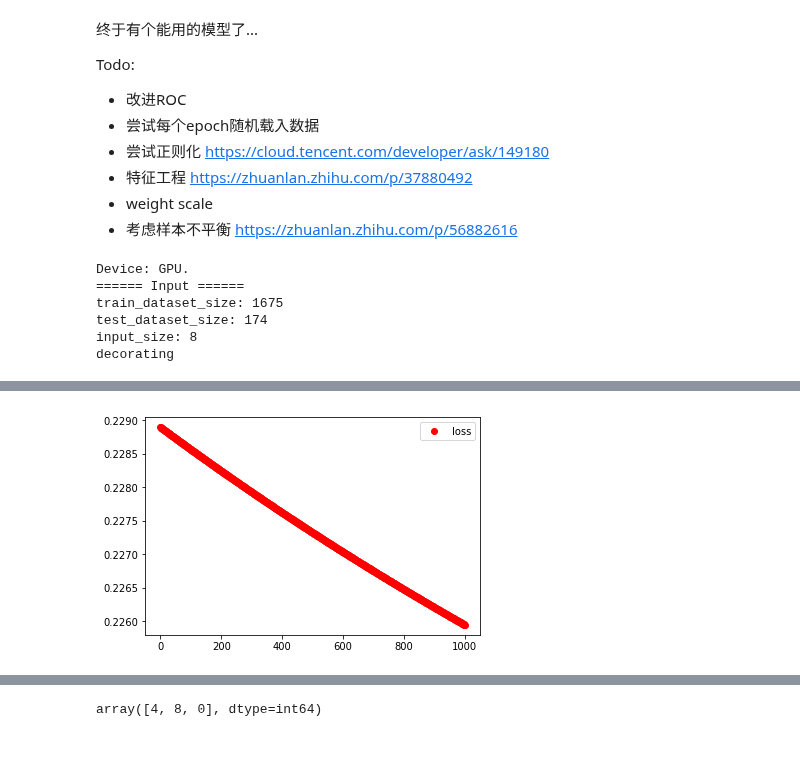
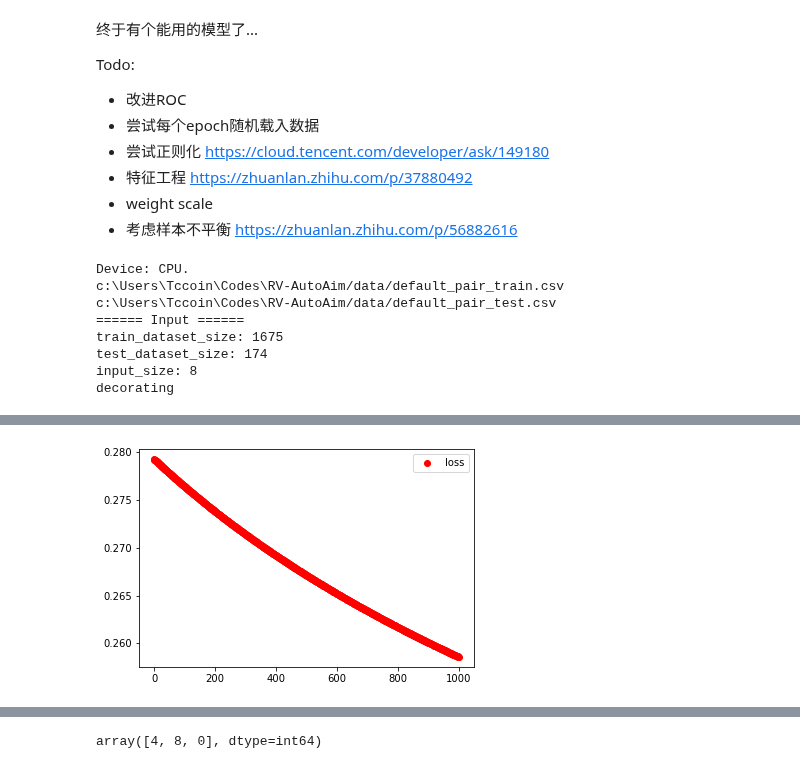
Before and after one commit to RoboVigor/RV-AutoAim, a Jupyter notebook: model/pair-multiclass.ipynb, the cells around one changed output, grey strips where cells are left out. Cells and saved outputs as stored; diff of their text form; code cells hidden in the pictures.

```diff
--- a/model/pair-multiclass.ipynb
+++ b/model/pair-multiclass.ipynb
@@ -48,8 +48,8 @@ def load(filename):
     return x, y, header
 
 config_name = 'default'
-x_train, y_train, header = load(config_name+'_pair_train.csv')
-x_test, y_test, _ = load(config_name+'_pair_test.csv')
+x_train, y_train, header = load('data/'+config_name+'_pair_train.csv')
+x_test, y_test, _ = load('data/'+config_name+'_pair_test.csv')
 
 train_dataset_size = x_train.size(0)
 test_dataset_size = x_test.size(0)
@@ -111,15 +111,17 @@ def train(learning_rate, epoch_num):
     plt.legend()
     plt.show()
 # %% [output]
-Device: GPU.
+Device: CPU.
+c:\Users\Tccoin\Codes\RV-AutoAim/data/default_pair_train.csv
+c:\Users\Tccoin\Codes\RV-AutoAim/data/default_pair_test.csv
 ====== Input ======
 train_dataset_size: 1675
 test_dataset_size: 174
 input_size: 8
 decorating
 # %%
-# model = Model().to(device)
-train(0.01, 10000)
+model = Model().to(device)
+train(0.01, 20000)
 # %% [output]
 starting timer
 ====== Config ======
@@ -139 +141 @@ Epoch: [10000 /10000 ], Loss: 0.281, Test loss: 0.226
-[figure, old version]
+[figure, new version]
```
Also changed, not shown: parts of 3 cells of this notebook, 17 other files.
